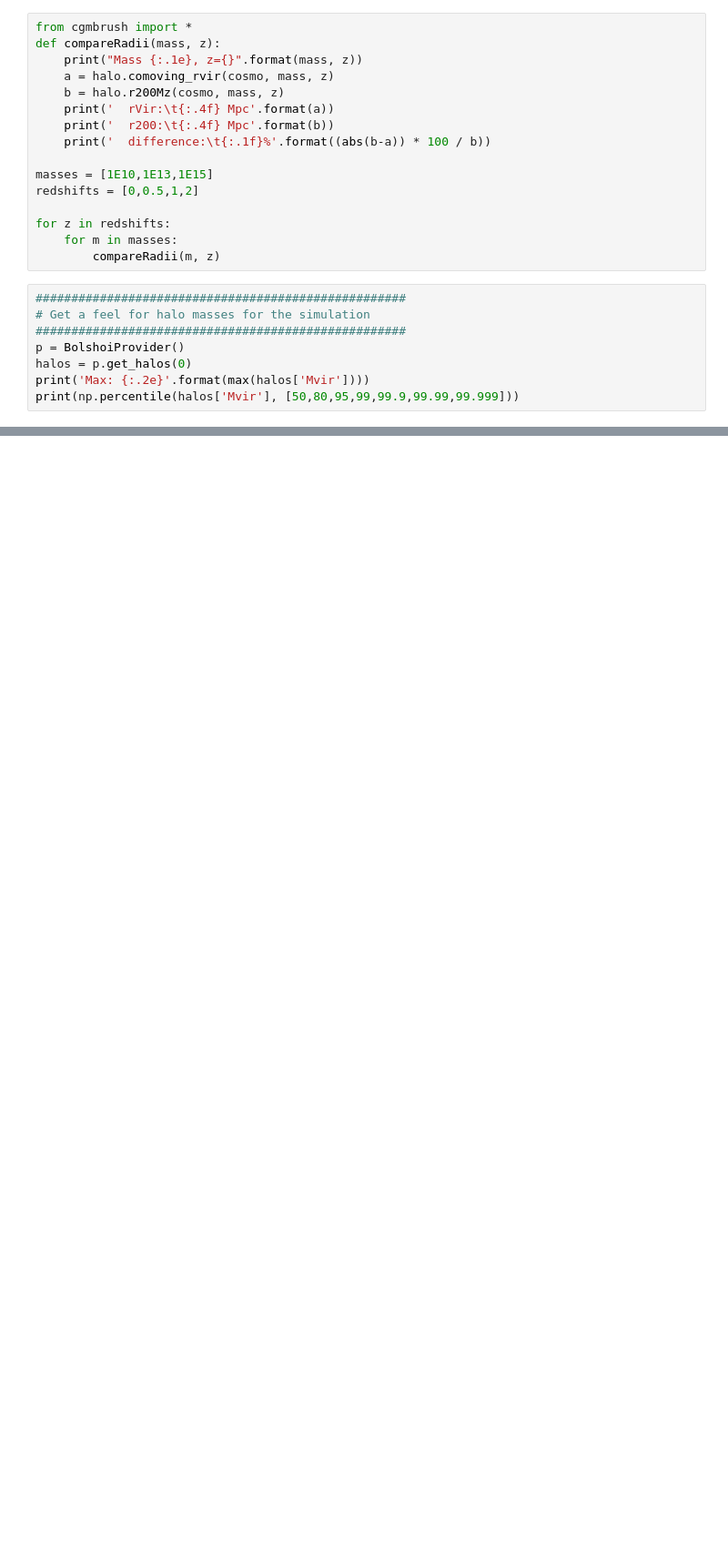
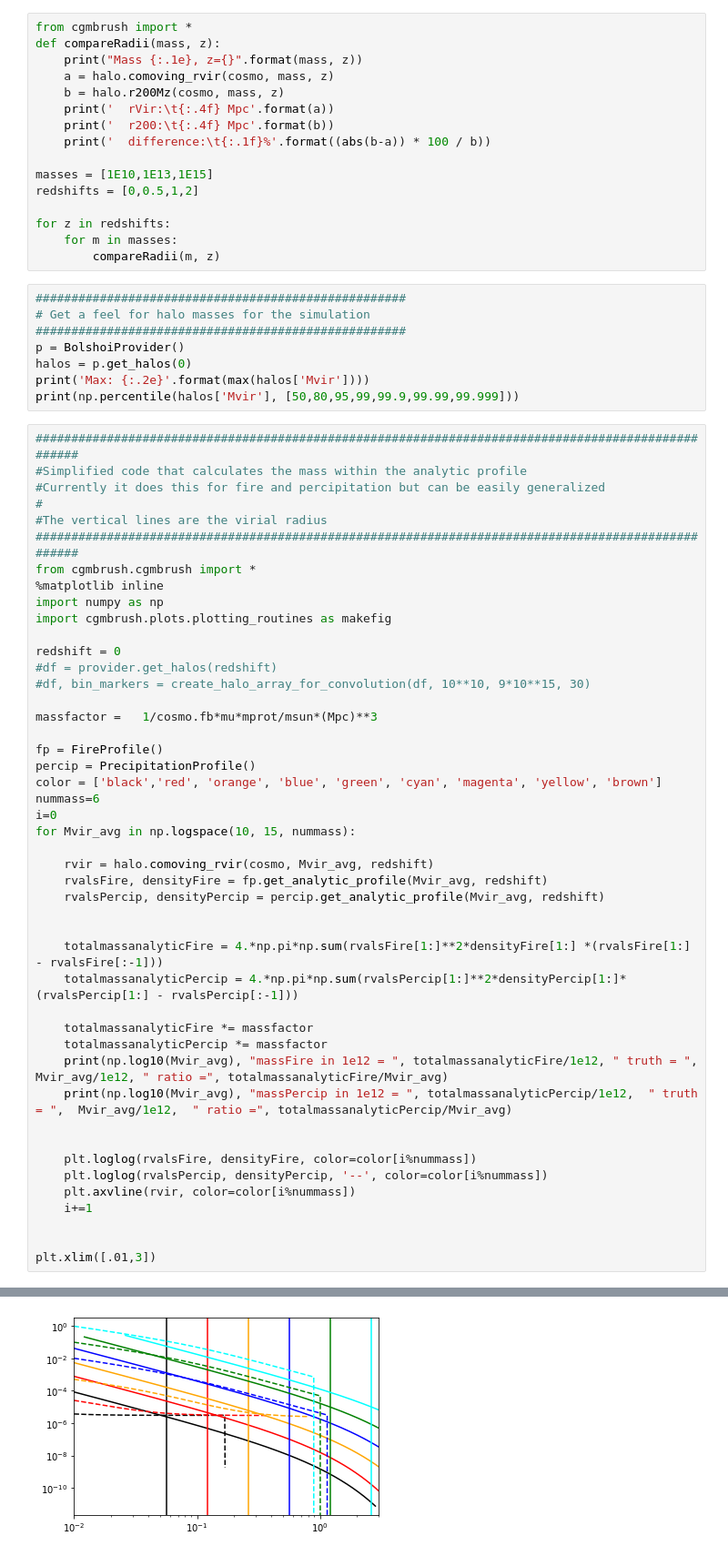
Before and after one commit to ianw89/cgm-brush, a Jupyter notebook: analysis.ipynb, the cells around one changed output, grey strips where cells are left out. Shown at 91% size. Saved outputs shown, nothing was run; the diff lists cells and outputs as text; blank space fills up the shorter version.

```diff
--- a/analysis.ipynb
+++ b/analysis.ipynb
@@ -68,3 +68,50 @@ p = BolshoiProvider()
 halos = p.get_halos(0)
 print('Max: {:.2e}'.format(max(halos['Mvir'])))
 print(np.percentile(halos['Mvir'], [50,80,95,99,99.9,99.99,99.999]))
+# %%
+###################################################################################################
+#Simplified code that calculates the mass within the analytic profile
+#Currently it does this for fire and percipitation but can be easily generalized
+#
+#The vertical lines are the virial radius
+###################################################################################################
+from cgmbrush.cgmbrush import *
+%matplotlib inline
+import numpy as np
+import cgmbrush.plots.plotting_routines as makefig
+
+redshift = 0
+#df = provider.get_halos(redshift)
+#df, bin_markers = create_halo_array_for_convolution(df, 10**10, 9*10**15, 30)
+
+massfactor =   1/cosmo.fb*mu*mprot/msun*(Mpc)**3
+
+fp = FireProfile()
+percip = PrecipitationProfile()
+color = ['black','red', 'orange', 'blue', 'green', 'cyan', 'magenta', 'yellow', 'brown']
+nummass=6
+i=0
+for Mvir_avg in np.logspace(10, 15, nummass):
+
+    rvir = halo.comoving_rvir(cosmo, Mvir_avg, redshift)
+    rvalsFire, densityFire = fp.get_analytic_profile(Mvir_avg, redshift)
+    rvalsPercip, densityPercip = percip.get_analytic_profile(Mvir_avg, redshift)
+
+
+    totalmassanalyticFire = 4.*np.pi*np.sum(rvalsFire[1:]**2*densityFire[1:] *(rvalsFire[1:] - rvalsFire[:-1]))
+    totalmassanalyticPercip = 4.*np.pi*np.sum(rvalsPercip[1:]**2*densityPercip[1:]*(rvalsPercip[1:] - rvalsPercip[:-1]))
+
+    totalmassanalyticFire *= massfactor
+    totalmassanalyticPercip *= massfactor
+    print(np.log10(Mvir_avg), "massFire in 1e12 = ", totalmassanalyticFire/1e12, " truth = ", Mvir_avg/1e12, " ratio =", totalmassanalyticFire/Mvir_avg)
+    print(np.log10(Mvir_avg), "massPercip in 1e12 = ", totalmassanalyticPercip/1e12,  " truth = ",  Mvir_avg/1e12,  " ratio =", totalmassanalyticPercip/Mvir_avg)
+
+
+    plt.loglog(rvalsFire, densityFire, color=color[i%nummass])
+    plt.loglog(rvalsPercip, densityPercip, '--', color=color[i%nummass])
+    plt.axvline(rvir, color=color[i%nummass])
+    i+=1
+
+
+plt.xlim([.01,3])
+# %% [output]
@@ -70,0 +131 @@ print(np.percentile(halos['Mvir'], [50,80,95,99,99.9,99.99,99.999]))
+[figure, added]
```
Also changed, not shown: parts of 1 cell of this notebook, 1 other file.
